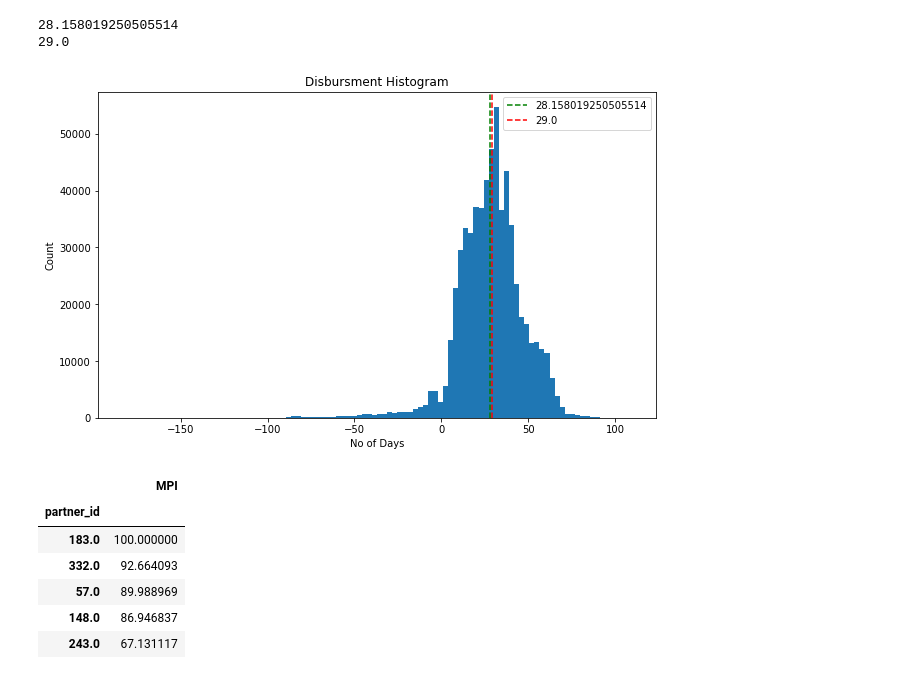
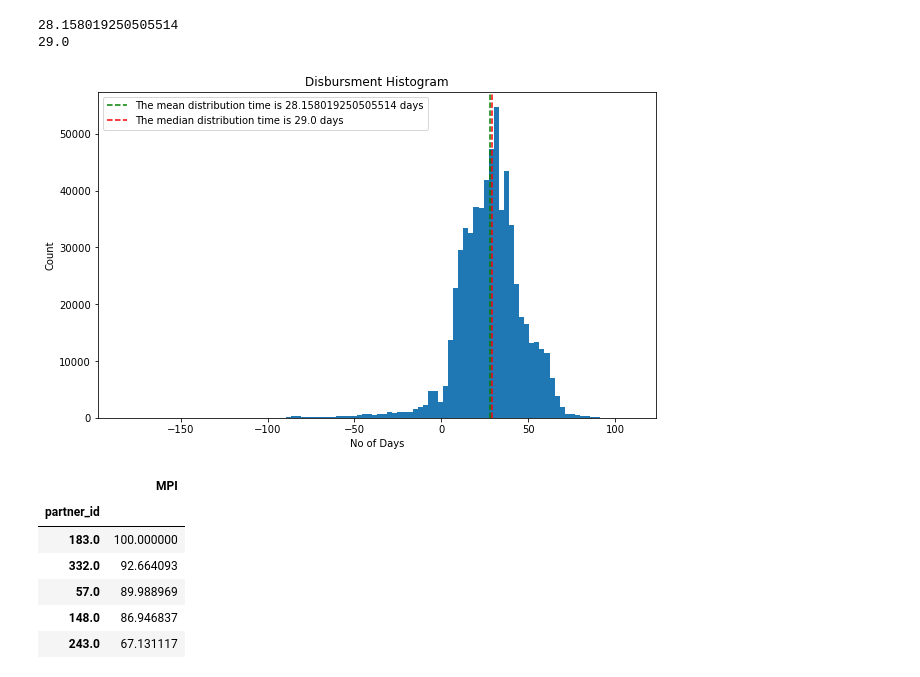
Before and after one commit to vmose/Python_Notebooks, a Jupyter notebook: kiva_analysis.ipynb, the cells around one changed output. Drawn from its saved outputs; the diff is of its cells as text; code cells hidden in the pictures.

```diff
--- a/kiva_analysis.ipynb
+++ b/kiva_analysis.ipynb
@@ -57,17 +57,17 @@ print(median)
 # %%
 import matplotlib.pyplot as plt
 
 plt.figure(figsize=(10,6))
 plt.hist(kiva_loans['Time_Detail'],bins=100)
-plt.axvline(mean, linestyle='dashed',label=mean,color='green')
-plt.axvline(median, linestyle='dashed',label=median,color='red')
+plt.axvline(mean, linestyle='dashed', label=f'The mean distribution time is {mean} days', color='green')
+plt.axvline(median, linestyle='dashed',label=f'The median distribution time is {median} days',color='red')
 plt.title('Disbursment Histogram')
 plt.xlabel('No of Days')
 plt.ylabel('Count')
 plt.legend()
 plt.show()
 # %% [output]
-[figure, old version]
+[figure, new version]
 # %%
 union= kiva_loans.merge(kiva_mpi_region_locations, on=['country','region'],how='left')
 PII=union.groupby('partner_id').mean()['MPI']
```
